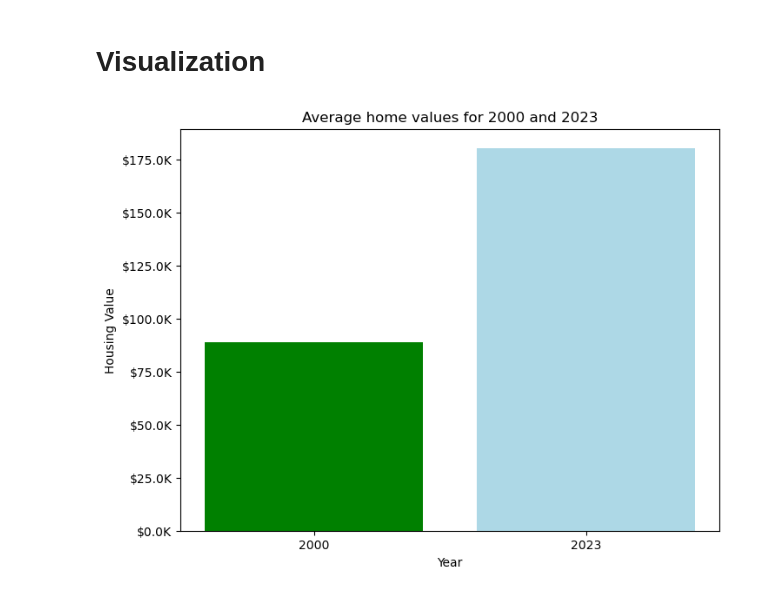
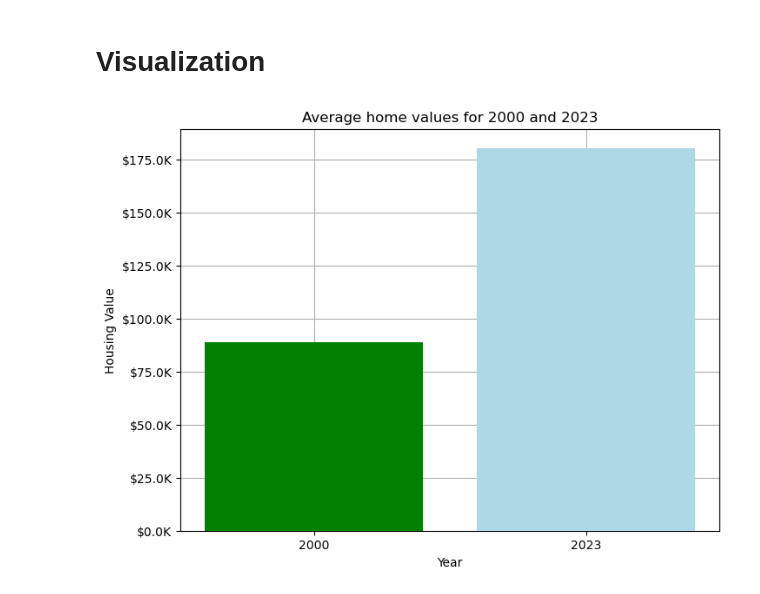
Before and after one commit to McKala1/Project-1, a Jupyter notebook: OSU_AI_Project_1_Antonio.ipynb, the cells around one changed output. Saved outputs shown, nothing was run; the diff lists cells and outputs as text; code cells hidden in the pictures.

```diff
--- a/OSU_AI_Project_1_Antonio.ipynb
+++ b/OSU_AI_Project_1_Antonio.ipynb
@@ -444,32 +350,33 @@ avg_home_2023
 # %%
 import matplotlib.pyplot as plt
 from matplotlib.ticker import FuncFormatter
 
 avg_home_2000 = 89036.87
 avg_home_2023 = 180530.99
 
 # Create a list of years and a list of corresponding mean values
 years = ['2000', '2023']
 means = [avg_home_2000, avg_home_2023]
 
 # Define a function to format y-axis values
 def thousands(x, pos):
     'The two args are the value and tick position'
     return '$%1.1fK' % (x * 1e-3)
 
 formatter = FuncFormatter(thousands)
 
 fig, ax = plt.subplots(figsize=(8, 6))
 ax.yaxis.set_major_formatter(formatter)
 
 # Specify the color of each bar
 colors = ['green', 'lightblue']
-plt.bar(years, means, color=colors)
+plt.bar(years, means, color=colors, zorder=3)
 
 plt.title('Average home values for 2000 and 2023')
 plt.xlabel('Year')
 plt.ylabel('Housing Value')
+plt.grid(zorder=0)
 
 plt.show()
 # %% [output]
-[figure, old version]
+[figure, new version]
```
Also changed, not shown: parts of 7 cells of this notebook.
